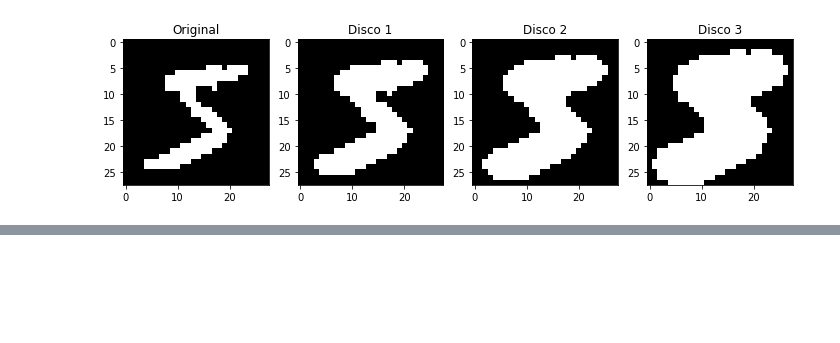
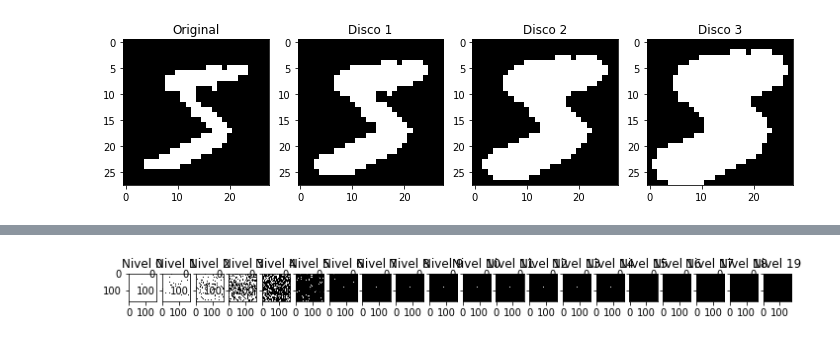
Before and after one commit to nottu/verano, a Jupyter notebook: notebook/morpho.ipynb, the cells around one changed output, grey strips where cells are left out. Saved outputs shown, nothing was run; the diff lists cells and outputs as text; code cells hidden in the pictures; blank space fills up the shorter version.

```diff
--- a/notebook/morpho.ipynb
+++ b/notebook/morpho.ipynb
@@ -67,0 +122,9 @@ plt.show()
+# %%
+f, ax = plt.subplots(1, n_plots, figsize=(12,15))
+for i in range(0, n_plots):
+    ax[i].imshow(imgdo[:,:,i], cmap='gray')
+    st = 'Nivel ' + str(i)
+    ax[i].set_title(st)
+plt.show()
+# %% [output]
+[figure, added]
```
Also changed, not shown: parts of 12 cells of this notebook.
